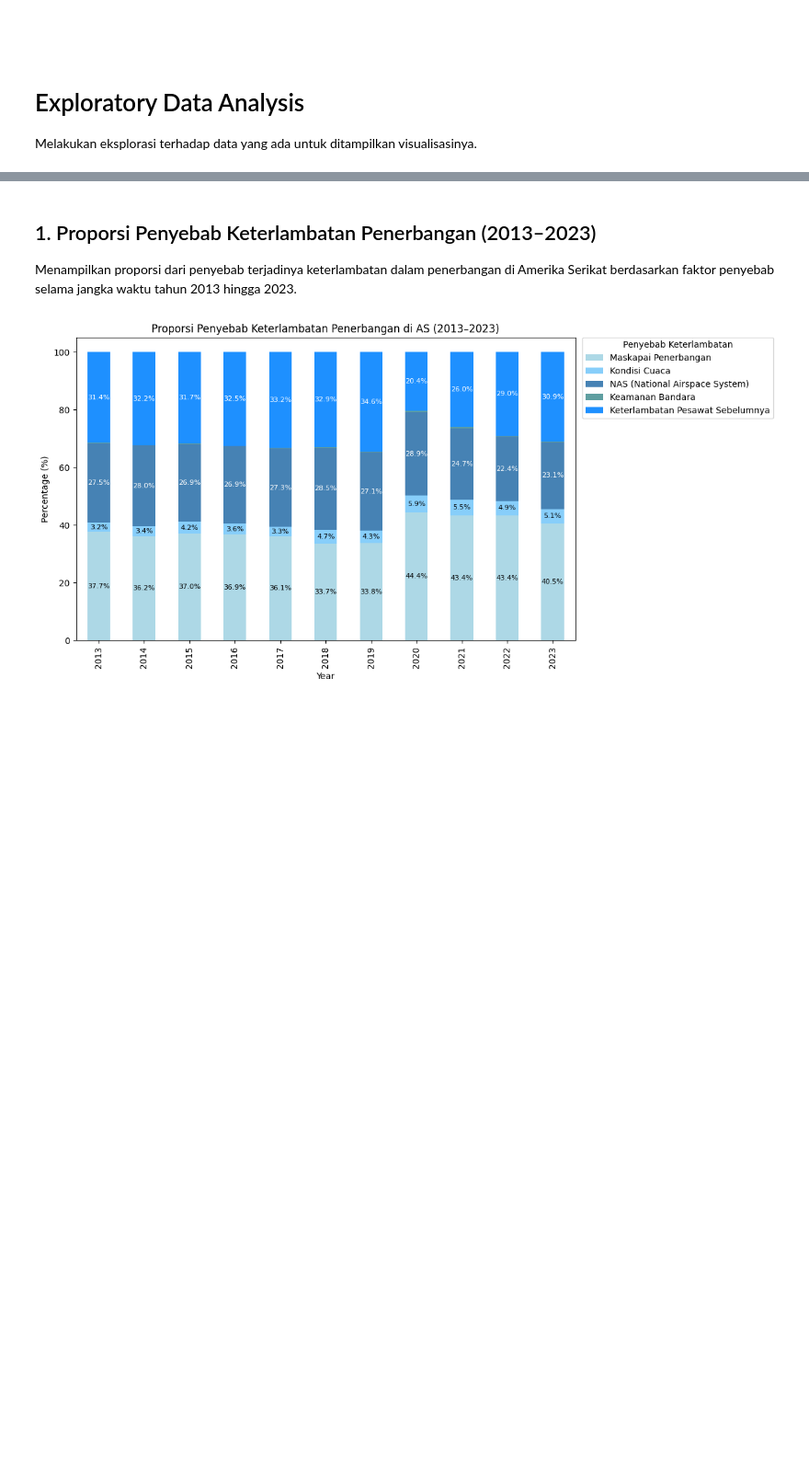
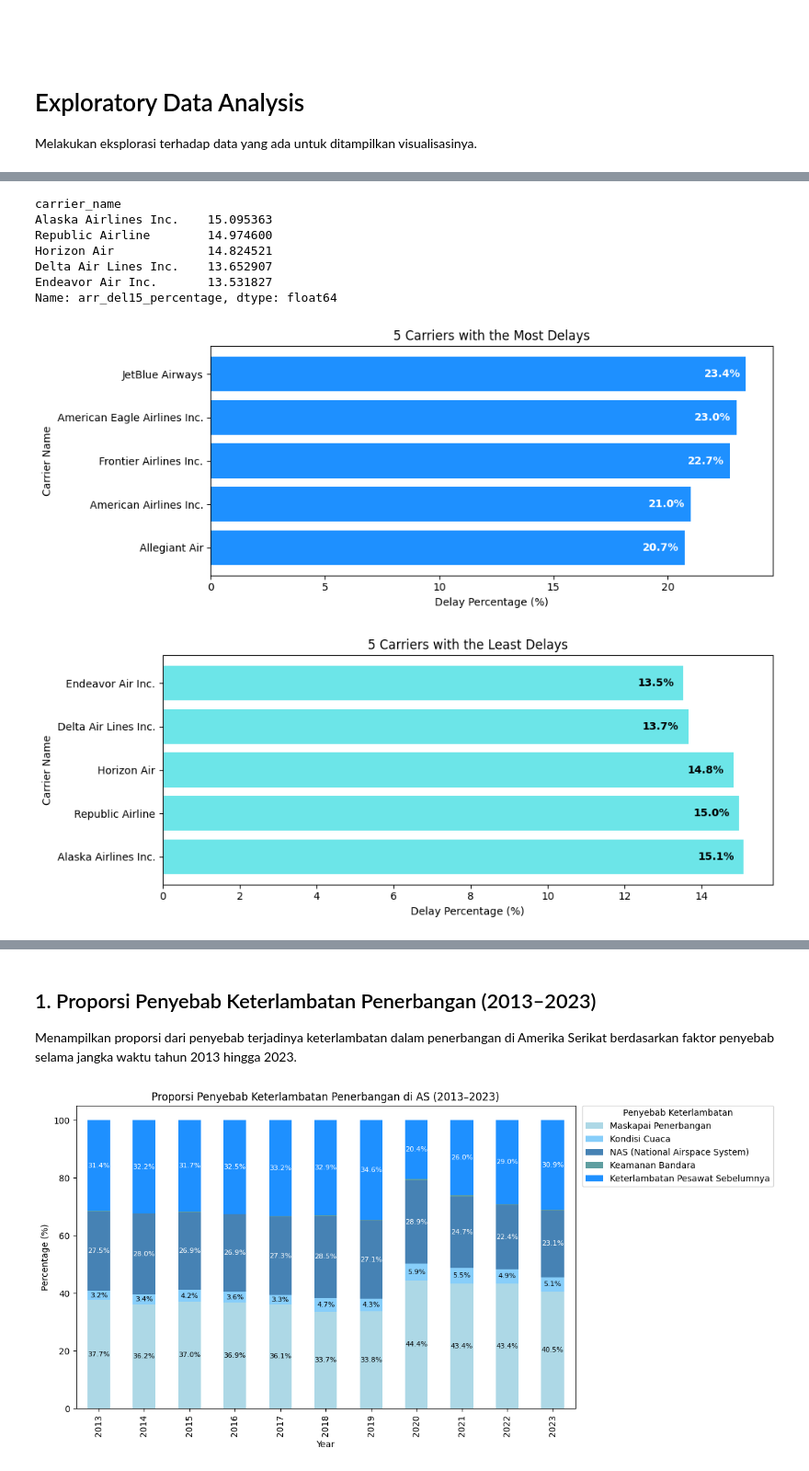
Before and after one commit to jasonrivalino/IF4061_StaticData_USAirlineDelay, a Jupyter notebook: airline_data_EDA.ipynb, the cells around one changed output, grey strips where cells are left out. Shown at 92% size. Drawn from its saved outputs; the diff is of its cells as text; code cells hidden in the pictures; blank space fills up the shorter version.

```diff
--- a/airline_data_EDA.ipynb
+++ b/airline_data_EDA.ipynb
@@ -155,0 +256,55 @@ New CSV file 'Airline_Delay_Cause_Data_Processing.csv' saved successfully!
+# %%
+# Hitung rata-rata keterlambatan per maskapai
+carrier_avg_delay = airline_data.groupby('carrier_name')['arr_del15_percentage'].mean().sort_values()
+
+# Ambil 5 terbaik dan 5 terburuk
+best_5 = carrier_avg_delay.head(5).sort_values(ascending=False)
+print(best_5) # sort dari terendah ke tertinggi
+worst_5 = carrier_avg_delay.tail(5)
+
+# --- Plot untuk 5 Maskapai Terburuk ---
+fig2, ax2 = plt.subplots(figsize=(10, 4))
+bars2 = ax2.barh(worst_5.index, worst_5.values, color='#1E90FF')
+
+# Tambahkan label di dalam batang dengan warna putih
+for bar in bars2:
+    width = bar.get_width()
+    ax2.text(width - 0.25,  # posisikan sedikit ke kiri dari ujung kanan
+             bar.get_y() + bar.get_height() / 2,
+             f'{width:.1f}%',
+             va='center', ha='right', fontsize=10, color='white', fontweight='bold')
+
+ax2.set_title('5 Carriers with the Most Delays')
+ax2.set_xlabel('Delay Percentage (%)')
+ax2.set_ylabel('Carrier Name')
+plt.tight_layout()
+plt.show()
+
+
+# --- Plot untuk 5 Maskapai Terbaik ---
+fig1, ax1 = plt.subplots(figsize=(10, 4))
+bars1 = ax1.barh(best_5.index, best_5.values, color='#6CE5E8')
+
+# Tambahkan label
+for bar in bars1:
+    width = bar.get_width()
+    ax1.text(width - 0.25,
+             bar.get_y() + bar.get_height() / 2,
+             f'{width:.1f}%',
+             va='center', ha='right', fontsize=10, color='black', fontweight='bold')
+
+ax1.set_title('5 Carriers with the Least Delays')
+ax1.set_xlabel('Delay Percentage (%)')
+ax1.set_ylabel('Carrier Name')
+plt.tight_layout()
+plt.show()
+# %% [output]
+carrier_name
+Alaska Airlines Inc.    15.095363
+Republic Airline        14.974600
+Horizon Air             14.824521
+Delta Air Lines Inc.    13.652907
+Endeavor Air Inc.       13.531827
+Name: arr_del15_percentage, dtype: float64
+[figure, added]
+[figure, added]
```
Also changed, not shown: parts of 26 cells of this notebook.
